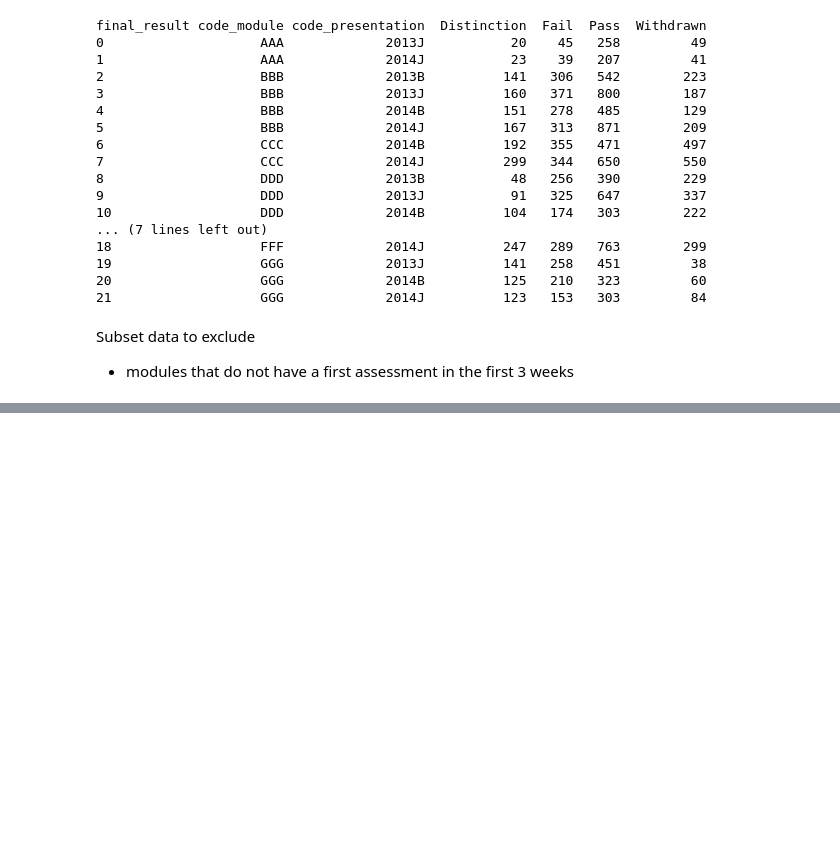
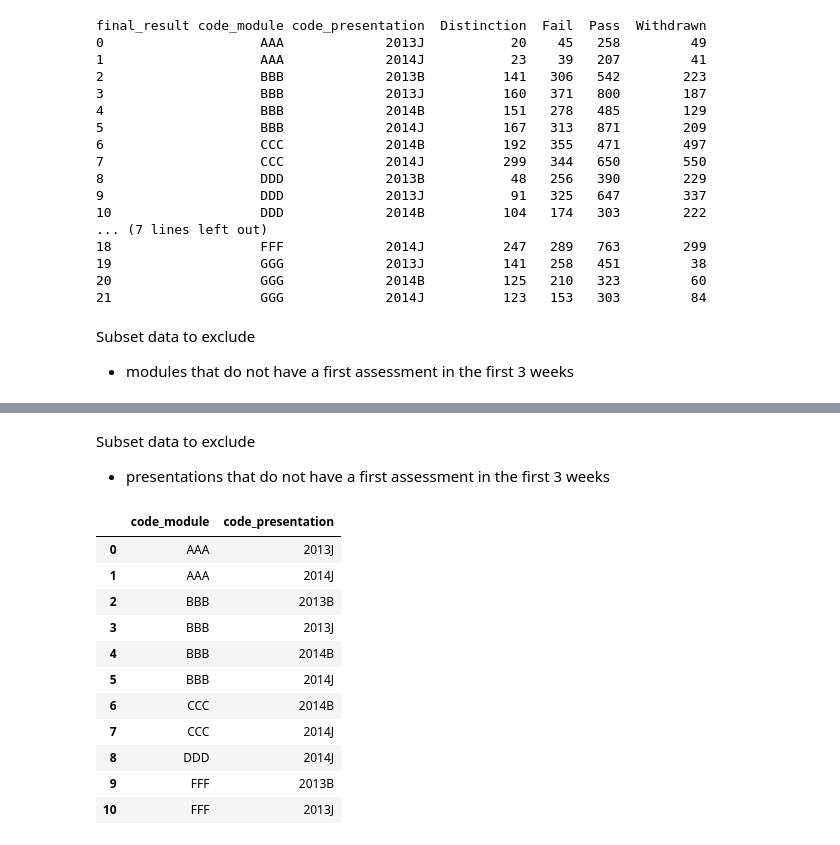
Before and after one commit to Erdos-Projects/fall-2025-risk-factors-in-online-courses, a Jupyter notebook: data_pre_to_week3.ipynb, the cells around one changed output, grey strips where cells are left out. Saved outputs shown, nothing was run; the diff lists cells and outputs as text; code cells hidden in the pictures; blank space fills up the shorter version.

```diff
--- a/data_pre_to_week3.ipynb
+++ b/data_pre_to_week3.ipynb
@@ -747,4 +776,23 @@ df_filtered.head()
 | 5 | 23698 | CCC | 2014J | F | East Anglian Region | A Level or Equivalent | 50-60% | 0-35 | ... |
 | 6 | 23798 | BBB | 2013J | M | Wales | A Level or Equivalent | 50-60% | 0-35 | ... |
 | 10 | 24734 | AAA | 2014J | F | South Region | Lower Than A Level | 60-70% | 0-35 | ... |
+# %% [markdown]
+Subset data to exclude
+- presentations that do not have a first assessment in the first 3 weeks
+# %%
+selected_modules = presentations_to_keep[['code_module','code_presentation']].drop_duplicates()
+selected_modules
+# %% [output]
+|  | code_module | code_presentation |
+| 0 | AAA | 2013J |
+| 1 | AAA | 2014J |
+| 2 | BBB | 2013B |
+| 3 | BBB | 2013J |
+| 4 | BBB | 2014B |
+| 5 | BBB | 2014J |
+| 6 | CCC | 2014B |
+| 7 | CCC | 2014J |
+| 8 | DDD | 2014J |
+| 9 | FFF | 2013B |
+| 10 | FFF | 2013J |
 # %%
```
Also changed, not shown: parts of 3 cells of this notebook.
